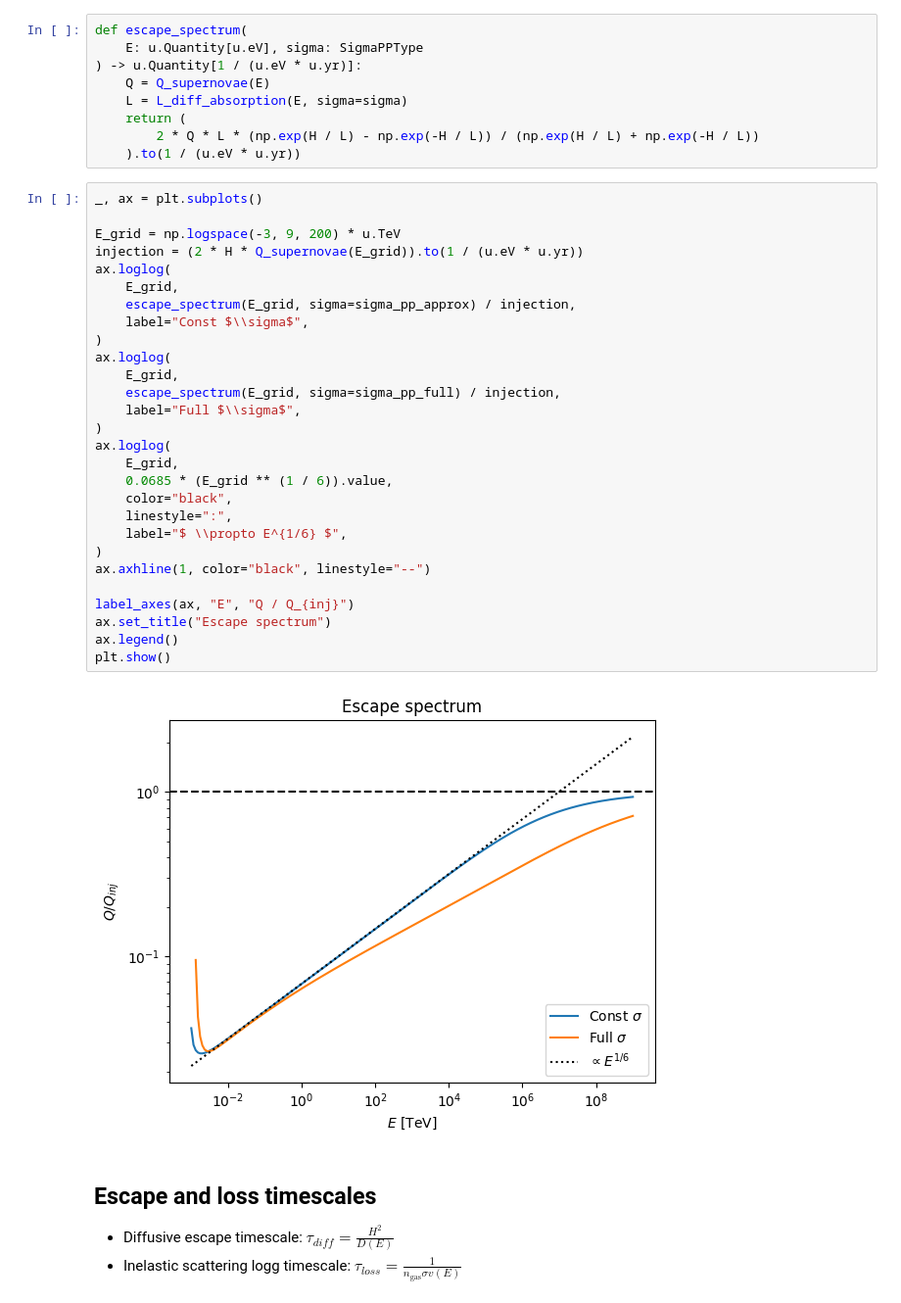
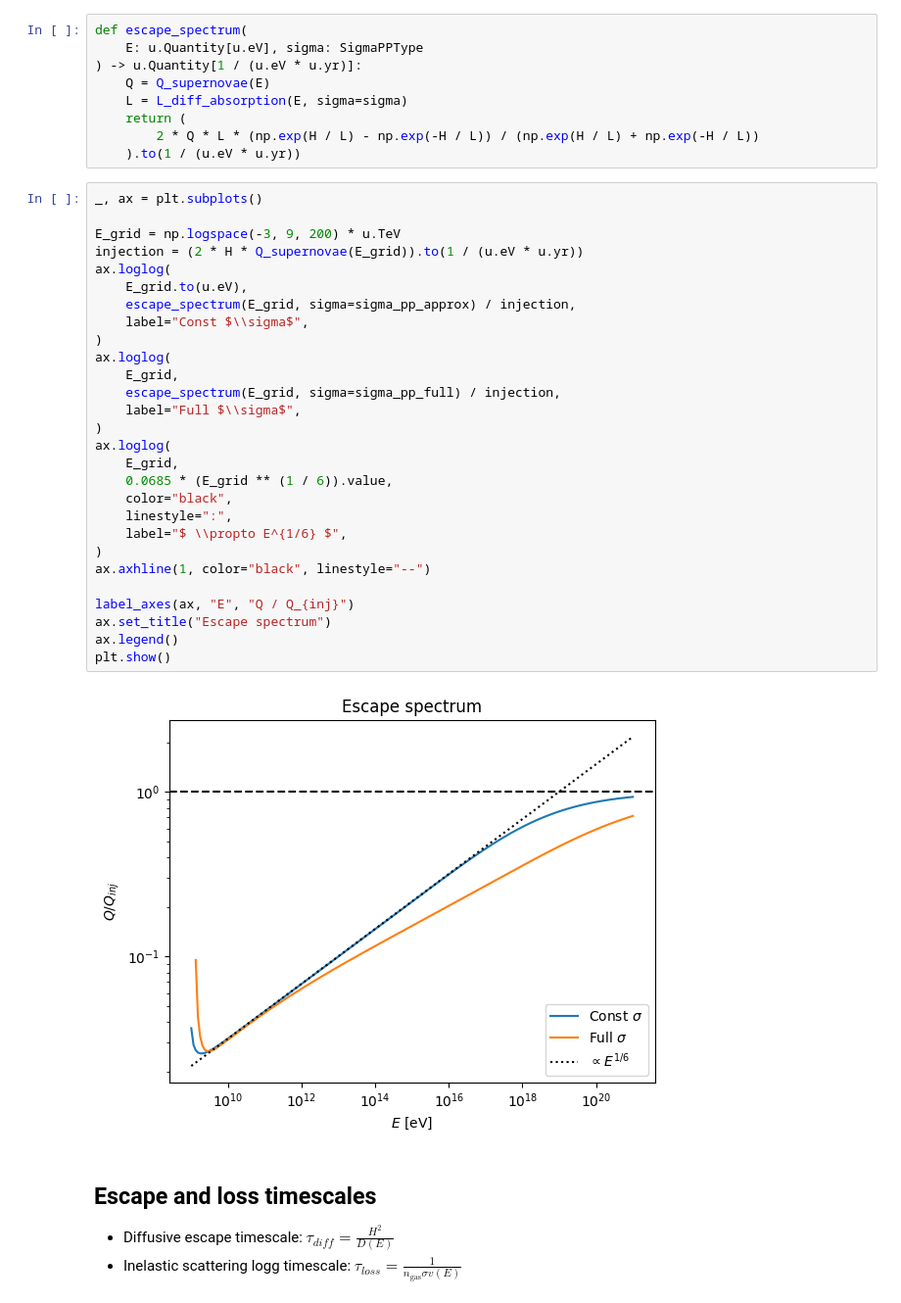
Before and after one commit to nj-vs-vh/gssi-he-th, a Jupyter notebook: 11 Cosmic Ray Dynamics in a Starburst Galaxy Nucleus.ipynb, the cells around one changed output. Shown at 98% size. Cells and saved outputs as stored; diff of their text form.

```diff
--- a/11 Cosmic Ray Dynamics in a Starburst Galaxy Nucleus.ipynb
+++ b/11 Cosmic Ray Dynamics in a Starburst Galaxy Nucleus.ipynb
@@ -196,33 +196,33 @@ def escape_spectrum(
 # %%
 _, ax = plt.subplots()
 
 E_grid = np.logspace(-3, 9, 200) * u.TeV
 injection = (2 * H * Q_supernovae(E_grid)).to(1 / (u.eV * u.yr))
 ax.loglog(
-    E_grid,
+    E_grid.to(u.eV),
     escape_spectrum(E_grid, sigma=sigma_pp_approx) / injection,
     label="Const $\\sigma$",
 )
 ax.loglog(
     E_grid,
     escape_spectrum(E_grid, sigma=sigma_pp_full) / injection,
     label="Full $\\sigma$",
 )
 ax.loglog(
     E_grid,
     0.0685 * (E_grid ** (1 / 6)).value,
     color="black",
     linestyle=":",
     label="$ \\propto E^{1/6} $",
 )
 ax.axhline(1, color="black", linestyle="--")
 
 label_axes(ax, "E", "Q / Q_{inj}")
 ax.set_title("Escape spectrum")
 ax.legend()
 plt.show()
 # %% [output]
-[figure, old version]
+[figure, new version]
 # %% [markdown]
 ## Escape and loss timescales
 
```
Also changed, not shown: parts of 1 cell of this notebook.
